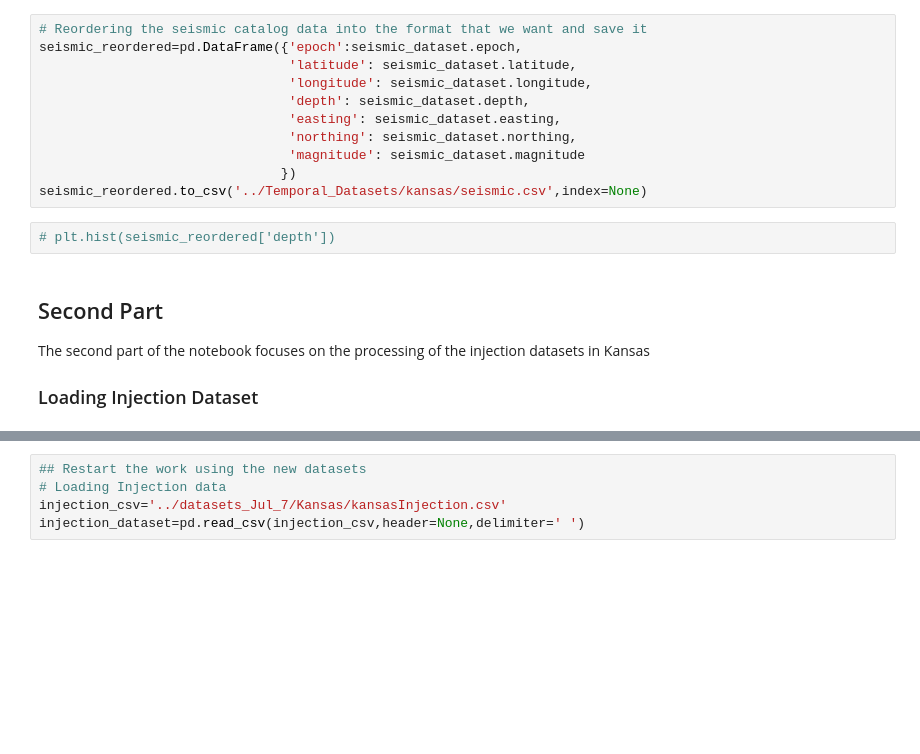
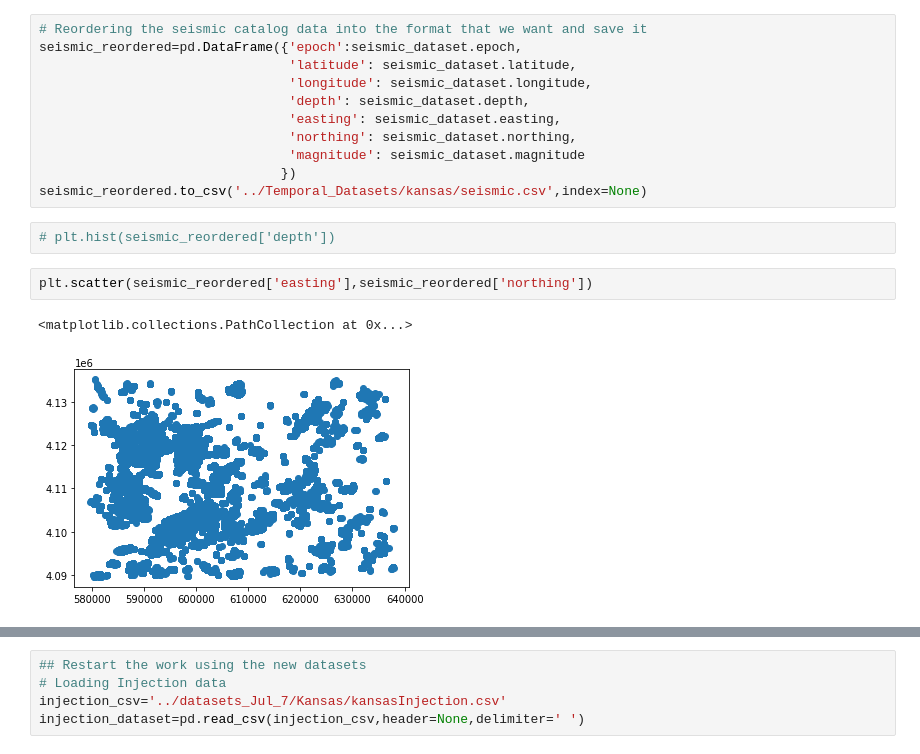
Before and after one commit to hanxiaokaka/Induced_seismic, a Jupyter notebook: notebooks/preprocessing/Kansas_injection.ipynb, the cells around one changed output, grey strips where cells are left out. Cells and saved outputs as stored; diff of their text form; blank space fills up the shorter version.

Commit message:
add modifications from Kansas notebook

```diff
--- a/notebooks/preprocessing/Kansas_injection.ipynb
+++ b/notebooks/preprocessing/Kansas_injection.ipynb
@@ -30,9 +30,10 @@ seismic_reordered=pd.DataFrame({'epoch':seismic_dataset.epoch,
                                 'magnitude': seismic_dataset.magnitude
                                })
 seismic_reordered.to_csv('../Temporal_Datasets/kansas/seismic.csv',index=None)
-# %%
-# plt.hist(seismic_reordered['depth'])
-# %% [markdown]
-## Second Part
-The second part of the notebook focuses on the processing of the injection datasets in Kansas
-### Loading Injection Dataset
+# %%
+# plt.hist(seismic_reordered['depth'])
+# %%
+plt.scatter(seismic_reordered['easting'],seismic_reordered['northing'])
+# %% [output]
+<matplotlib.collections.PathCollection at 0x...>
+[figure, added]
```
Also changed, not shown: parts of 34 cells of this notebook.
